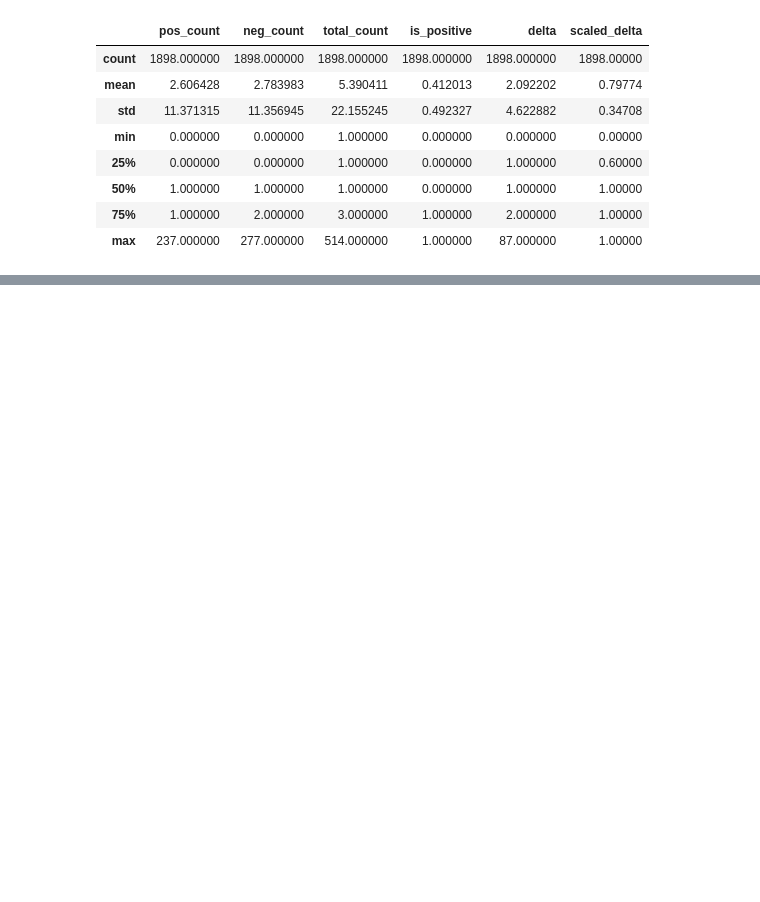
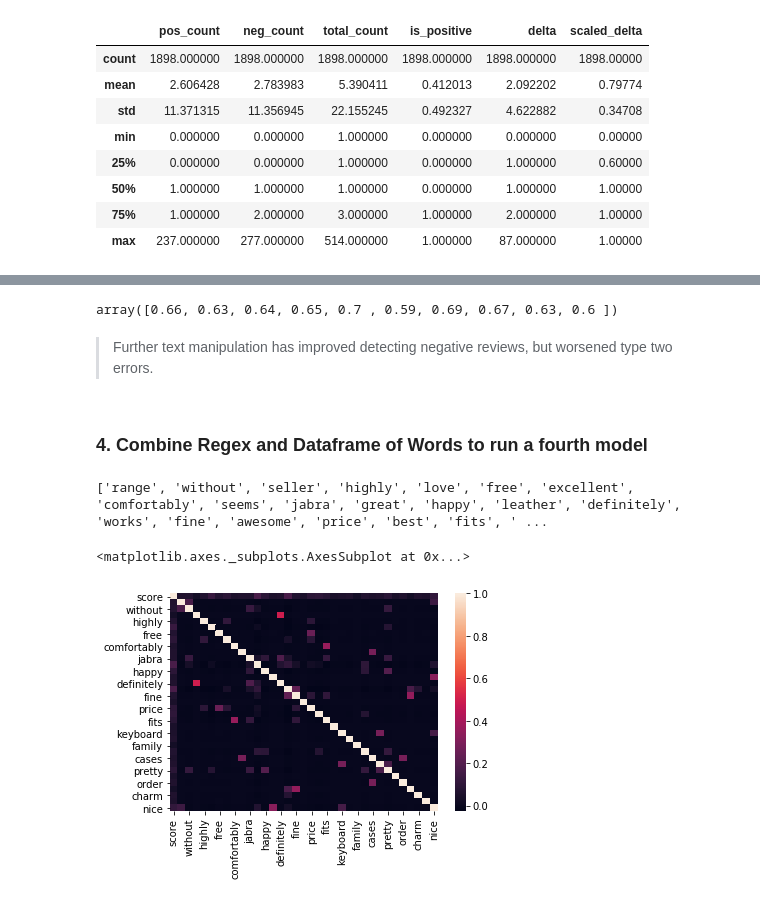
Before and after one commit to AshleyCubed/ThinkfulProjects, a Jupyter notebook: Unit 2-Supervised Learning/Challenges/U2L3P4 Challenge Iterate Classifier.ipynb, the cells around one changed output, grey strips where cells are left out. Drawn from its saved outputs; the diff is of its cells as text; code cells hidden in the pictures; blank space fills up the shorter version.

```diff
--- a/Unit 2-Supervised Learning/Challenges/U2L3P4 Challenge Iterate Classifier.ipynb
+++ b/Unit 2-Supervised Learning/Challenges/U2L3P4 Challenge Iterate Classifier.ipynb
@@ -366,0 +394,8 @@ for key in keywords2:
+# %%
+cross_val_score(bnb, data, target, cv=10)
+# %% [output]
+array([0.66, 0.63, 0.64, 0.65, 0.7 , 0.59, 0.69, 0.67, 0.63, 0.6 ])
+# %% [markdown]
+> Further text manipulation has improved detecting negative reviews, but worsened type two errors.
+# %% [markdown]
+### 4. Combine Regex and Dataframe of Words to run a fourth model
@@ -366,0 +408,5 @@ for key in keywords2:
+# %%
+# Remove punctuation and non-alphanumeric characters, then lowercase all text
+txt_raw['sentence'] = txt_raw['sentence'].apply(lambda x: re.sub('-',' ', str(x))) # separate hyphenated words
+txt_raw['sentence'] = txt_raw['sentence'].apply(lambda x: re.sub('[^\w\s\d]','', str(x))) # strip non-alphanumeric characters
+txt_raw['sentence'] = txt_raw['sentence'].str.lower() # convert all to lowercase
@@ -366,0 +442,45 @@ for key in keywords2:
+# %%
+# Create a dataframe summarizing words by their frequencies in each type of review
+words2['word'] = list(all_words2)
+words2 = words2.set_index('word')
+
+words2['pos_count'] = 0
+for word in words2.index:
+    if word in pos_counts:
+        words2.at[word, 'pos_count'] = pos_counts[word]
+
+words2['neg_count'] = 0
+for word in words2.index:
+    if word in neg_counts:
+        words2.at[word, 'neg_count'] = neg_counts[word]
+
+words2['total_count'] = words2['pos_count'] + words2['neg_count']
+
+words2['is_positive'] = 0
+words2.loc[words2['neg_count'] < words2['pos_count'], 'is_positive'] = 1
+
+words2['delta'] = abs(words2['pos_count'] - words2['neg_count'])
+
+words2['scaled_delta'] = words2['delta'] / words2['total_count']
+# %%
+keywords4 = []
+keywords4 = list(words2.loc[((words2['pos_count']) > (words2['neg_count'])) & (words2['total_count'] > 3) &
+                           (words2['scaled_delta'] > .7)].index)
+
+print(keywords4)
+# %% [output]
+['range', 'without', 'seller', 'highly', 'love', 'free', 'excellent', 'comfortably', 'seems', 'jabra', 'great', 'happy', 'leather', 'definitely', 'works', 'fine', 'awesome', 'price', 'best', 'fits', ' ...
+# %%
+#regex on the keywords
+for key in keywords4:
+    # Note that we add spaces around the key so that we're getting the word,
+    # not just pattern matching.
+    txt_raw[str(key)] = txt_raw.sentence.str.contains(
+        ' ' + str(key) + ' ',
+        case=False
+    )
+# %%
+sns.heatmap(txt_raw.corr())
+# %% [output]
+<matplotlib.axes._subplots.AxesSubplot at 0x...>
+[figure, added]
```
Also changed, not shown: parts of 39 cells of this notebook.
